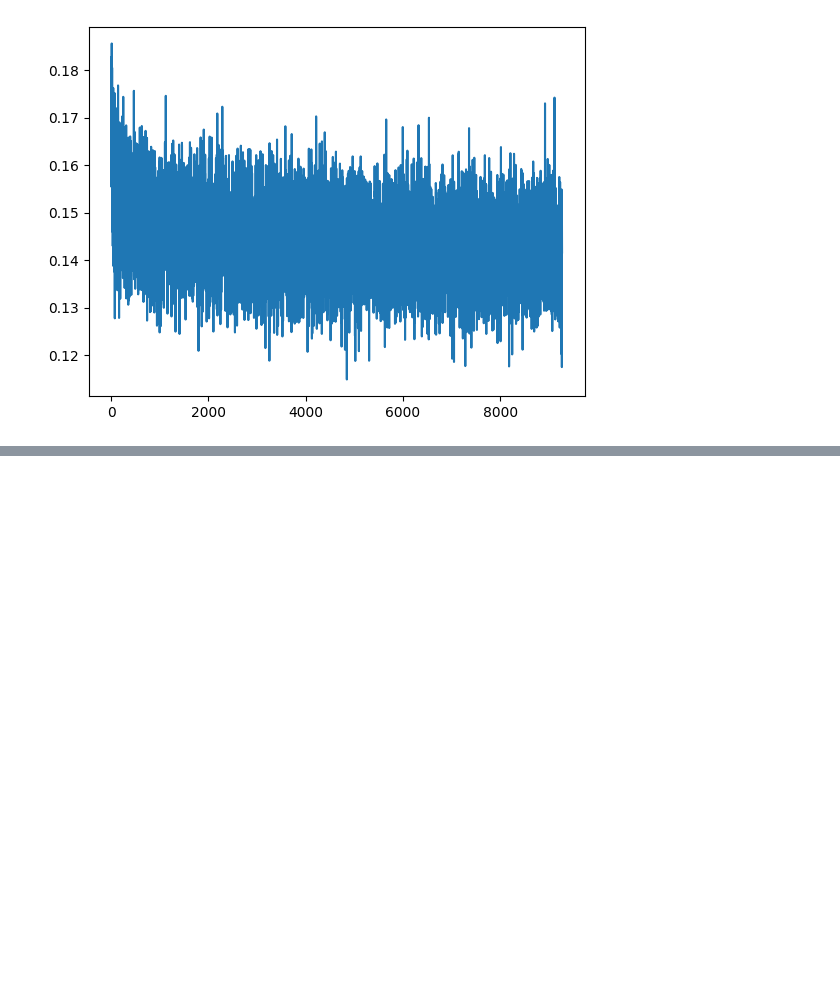
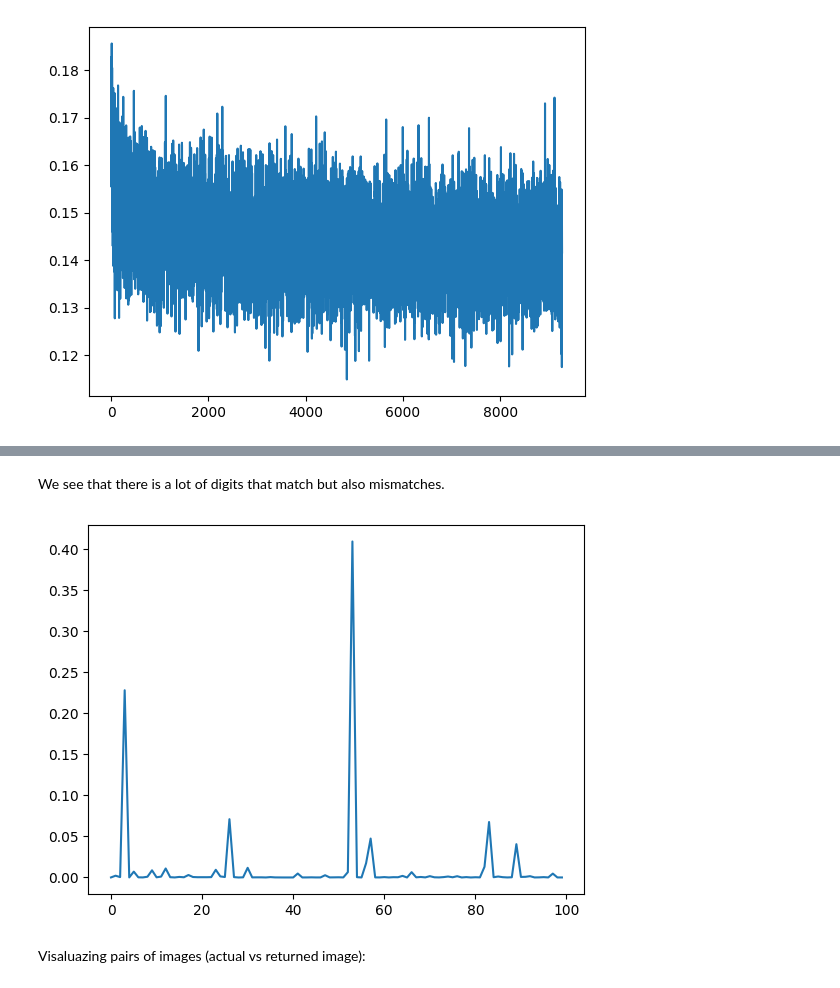
Before and after one commit to KjetilIN/attention-basics, a Jupyter notebook: notebooks/train_mha.ipynb, the cells around one changed output, grey strips where cells are left out. Drawn from its saved outputs; the diff is of its cells as text; code cells hidden in the pictures; blank space fills up the shorter version.

```diff
--- a/notebooks/train_mha.ipynb
+++ b/notebooks/train_mha.ipynb
@@ -139,0 +177,9 @@ Minimum MSE loss 0.1149
+# %% [markdown]
+We see that there is a lot of digits that match but also mismatches.
+# %%
+# Plot the attention weights for the given input
+plt.plot(attn_output_weights[index, 0].cpu().numpy().flatten())
+# %% [output]
+[figure, added]
+# %% [markdown]
+Visaluazing pairs of images (actual vs returned image):
```
Also changed, not shown: parts of 9 cells of this notebook.
